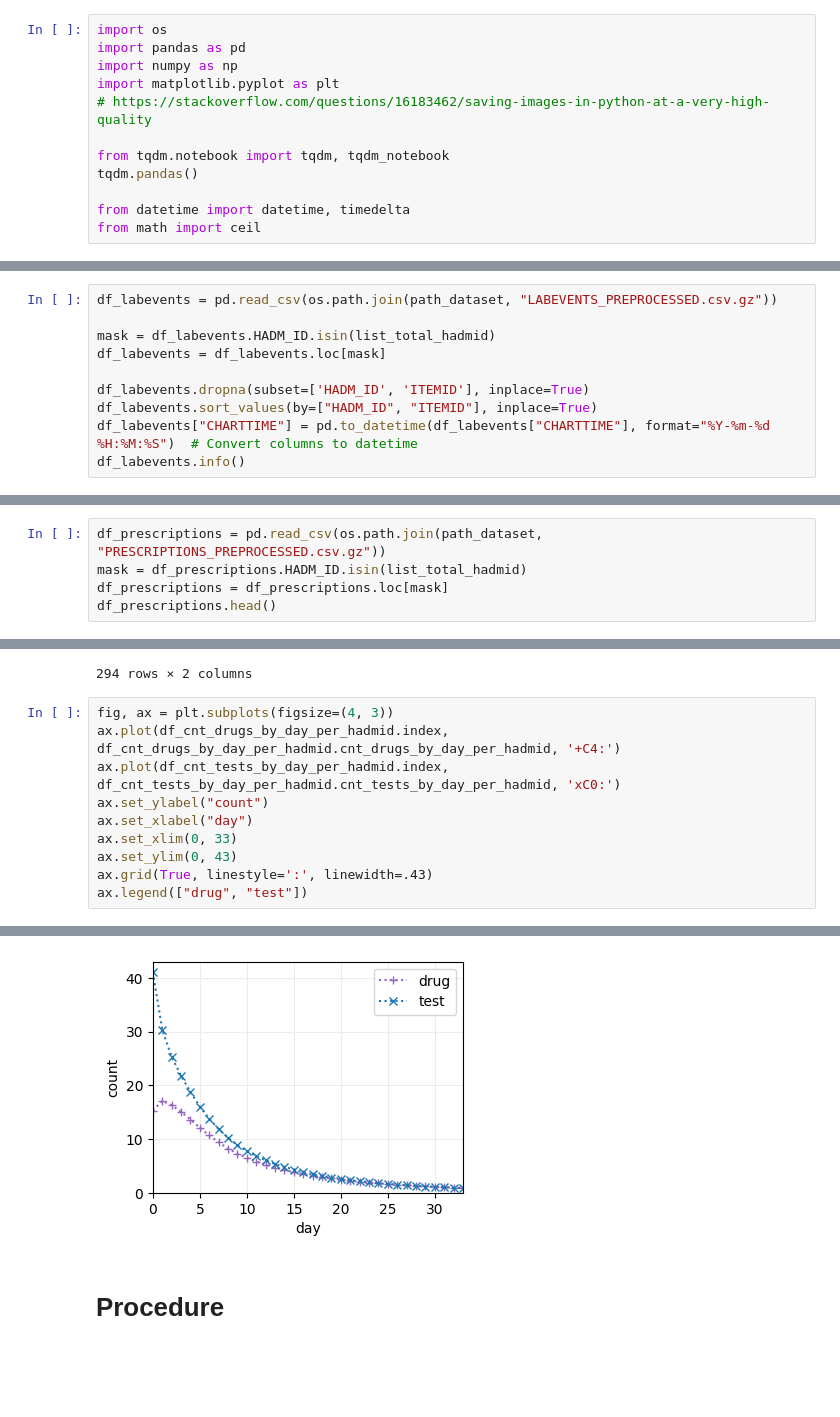
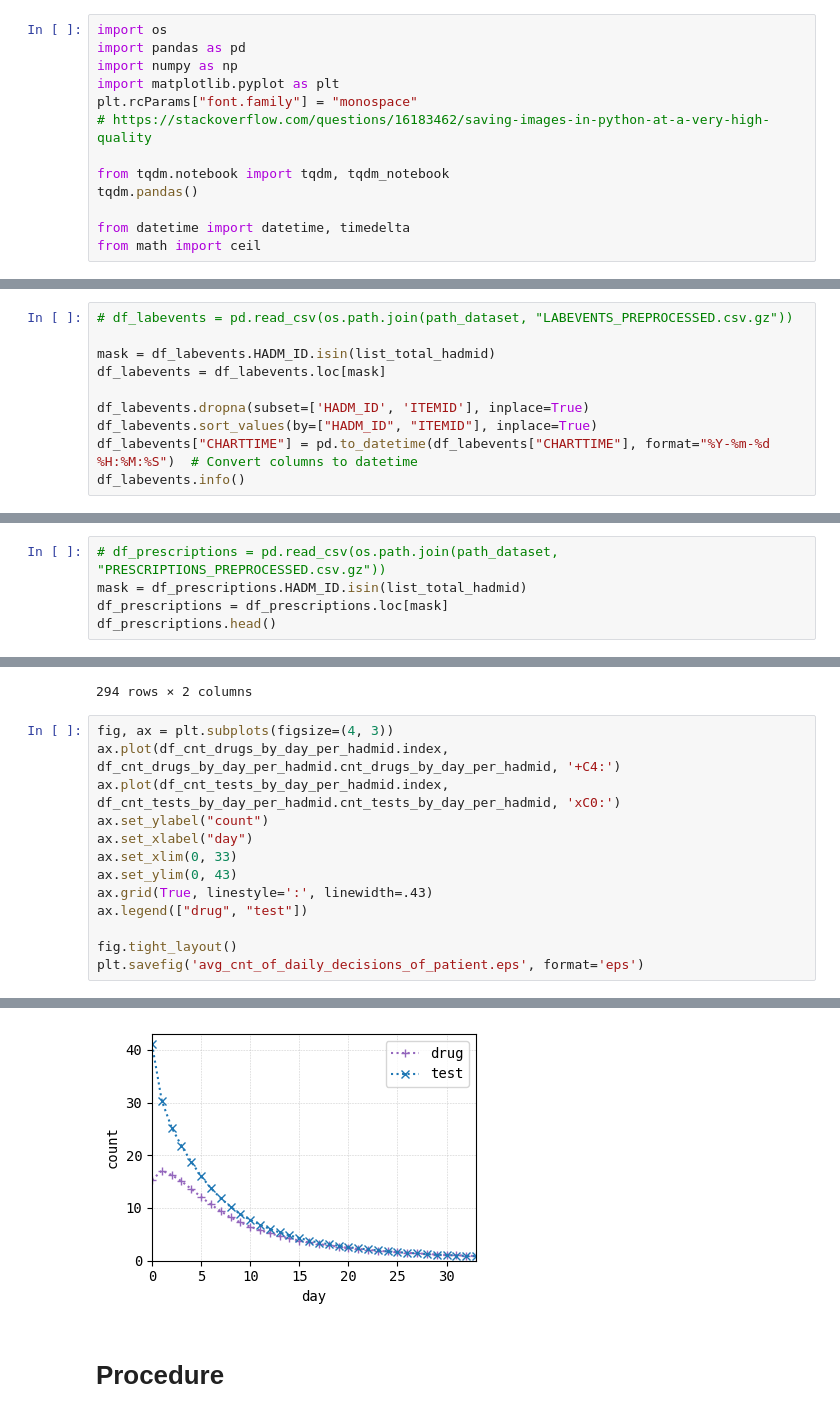
Before and after one commit to Nemo4110/GNNs-Driven-Clinical-Decision-Making-Assistance, a Jupyter notebook: notebook/statistics.ipynb, the cells around one changed output, grey strips where cells are left out. Cells and saved outputs as stored; diff of their text form; blank space fills up the shorter version.

```diff
--- a/notebook/statistics.ipynb
+++ b/notebook/statistics.ipynb
@@ -21,6 +21,7 @@ import os
 import pandas as pd
 import numpy as np
 import matplotlib.pyplot as plt
+plt.rcParams["font.family"] = "monospace"
 # https://stackoverflow.com/questions/16183462/saving-images-in-python-at-a-very-high-quality
 
 from tqdm.notebook import tqdm, tqdm_notebook
@@ -617,7 +639,7 @@ fig.savefig("/data/data2/041/LERS/results/item_categories")
 ---
 # LABEVENTS
 # %%
-df_labevents = pd.read_csv(os.path.join(path_dataset, "LABEVENTS_PREPROCESSED.csv.gz"))
+# df_labevents = pd.read_csv(os.path.join(path_dataset, "LABEVENTS_PREPROCESSED.csv.gz"))
 
 mask = df_labevents.HADM_ID.isin(list_total_hadmid)
 df_labevents = df_labevents.loc[mask]
@@ -910,7 +905,7 @@ pd_cnt_relationships_P_T.describe()
 
 # PRESCRIPTIONS
 # %%
-df_prescriptions = pd.read_csv(os.path.join(path_dataset, "PRESCRIPTIONS_PREPROCESSED.csv.gz"))
+# df_prescriptions = pd.read_csv(os.path.join(path_dataset, "PRESCRIPTIONS_PREPROCESSED.csv.gz"))
 mask = df_prescriptions.HADM_ID.isin(list_total_hadmid)
 df_prescriptions = df_prescriptions.loc[mask]
 df_prescriptions.head()
@@ -1003,4 +997,7 @@ ax.set_xlim(0, 33)
 ax.set_ylim(0, 43)
 ax.grid(True, linestyle=':', linewidth=.43)
 ax.legend(["drug", "test"])
+
+fig.tight_layout()
+plt.savefig('avg_cnt_of_daily_decisions_of_patient.eps', format='eps')
 # %% [output]
@@ -1008,4 +1005,4 @@ ax.legend(["drug", "test"])
-[figure, old version]
+[figure, new version]
 # %% [markdown]
 # Procedure
 # %%
```
Also changed, not shown: parts of 25 cells of this notebook, 3 other files.
